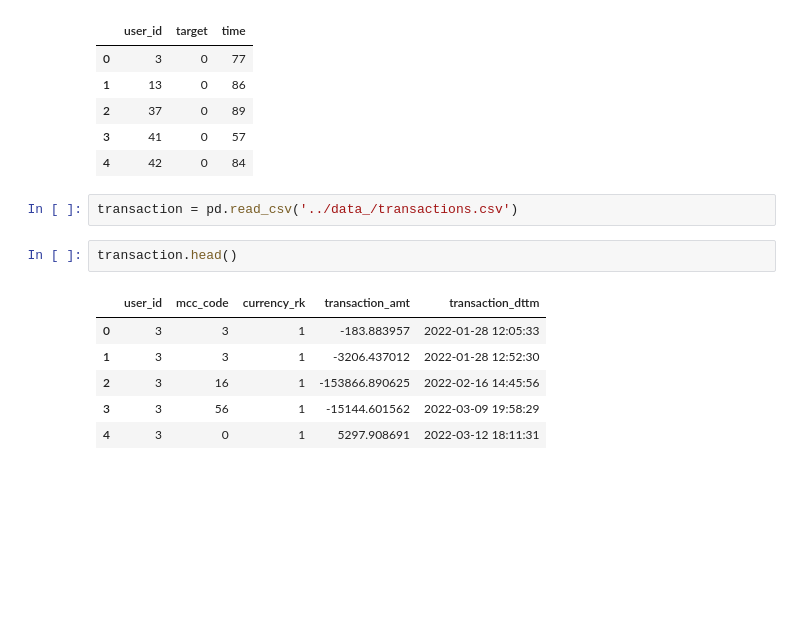
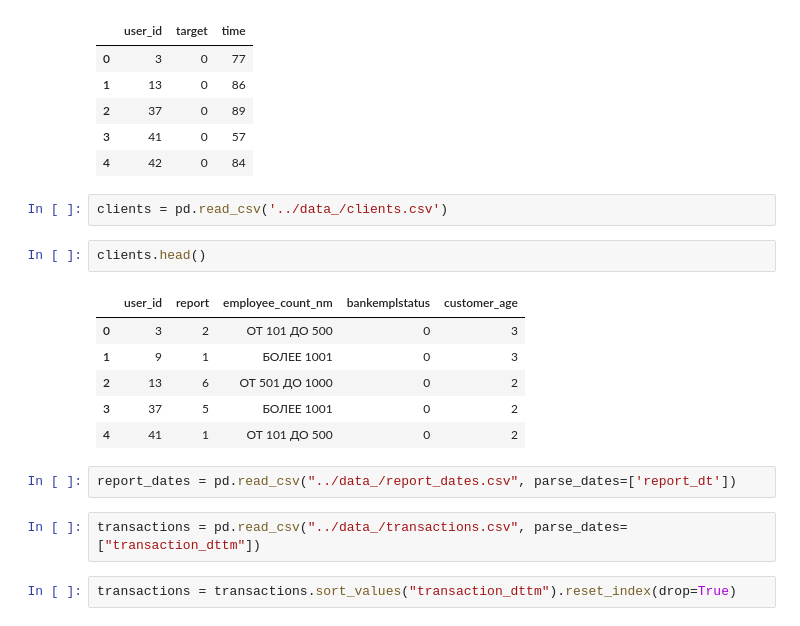
Before and after one commit to krell11/customer_churn_prediction, a Jupyter notebook: notebooks/churn_prediction.ipynb, the cells around one changed output. Cells and saved outputs as stored; diff of their text form; blank space fills up the shorter version.

Commit message:
initial_data_processing

```diff
--- a/notebooks/churn_prediction.ipynb
+++ b/notebooks/churn_prediction.ipynb
@@ -39,13 +39,19 @@ train_data.head()
 | 3 | 41 | 0 | 57 |
 | 4 | 42 | 0 | 84 |
 # %%
-transaction = pd.read_csv('../data_/transactions.csv')
+clients = pd.read_csv('../data_/clients.csv')
 # %%
-transaction.head()
+clients.head()
 # %% [output]
-|  | user_id | mcc_code | currency_rk | transaction_amt | transaction_dttm |
-| 0 | 3 | 3 | 1 | -183.883957 | 2022-01-28 12:05:33 |
-| 1 | 3 | 3 | 1 | -3206.437012 | 2022-01-28 12:52:30 |
-| 2 | 3 | 16 | 1 | -153866.890625 | 2022-02-16 14:45:56 |
-| 3 | 3 | 56 | 1 | -15144.601562 | 2022-03-09 19:58:29 |
-| 4 | 3 | 0 | 1 | 5297.908691 | 2022-03-12 18:11:31 |
+|  | user_id | report | employee_count_nm | bankemplstatus | customer_age |
+| 0 | 3 | 2 | ОТ 101 ДО 500 | 0 | 3 |
+| 1 | 9 | 1 | БОЛЕЕ 1001 | 0 | 3 |
+| 2 | 13 | 6 | ОТ 501 ДО 1000 | 0 | 2 |
+| 3 | 37 | 5 | БОЛЕЕ 1001 | 0 | 2 |
+| 4 | 41 | 1 | ОТ 101 ДО 500 | 0 | 2 |
+# %%
+report_dates = pd.read_csv("../data_/report_dates.csv", parse_dates=['report_dt'])
+# %%
+transactions = pd.read_csv("../data_/transactions.csv", parse_dates=["transaction_dttm"])
+# %%
+transactions = transactions.sort_values("transaction_dttm").reset_index(drop=True)
```
Also changed, not shown: parts of 16 cells of this notebook, 1 other file.
